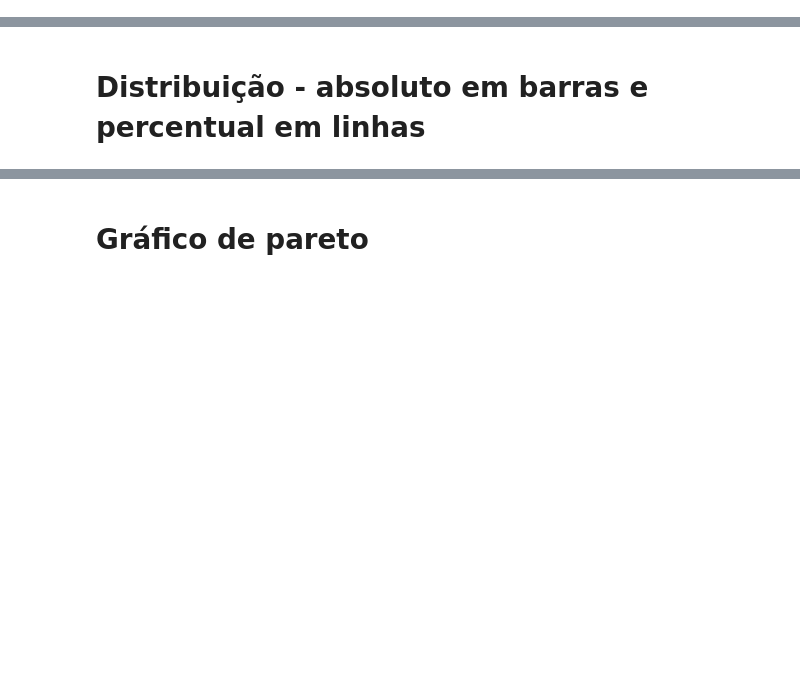
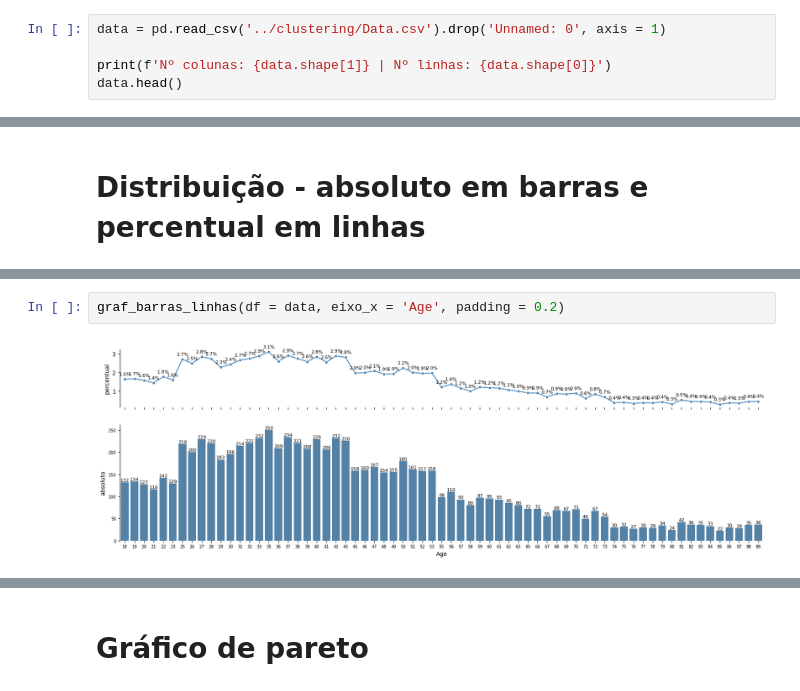
Before and after one commit to leticiafaria7/tools-functions, a Jupyter notebook: python/graficos_python.ipynb, the cells around one changed output, grey strips where cells are left out. Saved outputs shown, nothing was run; the diff lists cells and outputs as text; blank space fills up the shorter version.

```diff
--- a/python/graficos_python.ipynb
+++ b/python/graficos_python.ipynb
@@ -5,0 +10,5 @@ import plotly.graph_objects as go
+# %%
+data = pd.read_csv('../clustering/Data.csv').drop('Unnamed: 0', axis = 1)
+
+print(f'Nº colunas: {data.shape[1]} | Nº linhas: {data.shape[0]}')
+data.head()
@@ -106,0 +153,4 @@ plt.show()
+# %%
+graf_barras_linhas(df = data, eixo_x = 'Age', padding = 0.2)
+# %% [output]
+[figure, added]
```
Also changed, not shown: parts of 19 cells of this notebook, 2 other files.
